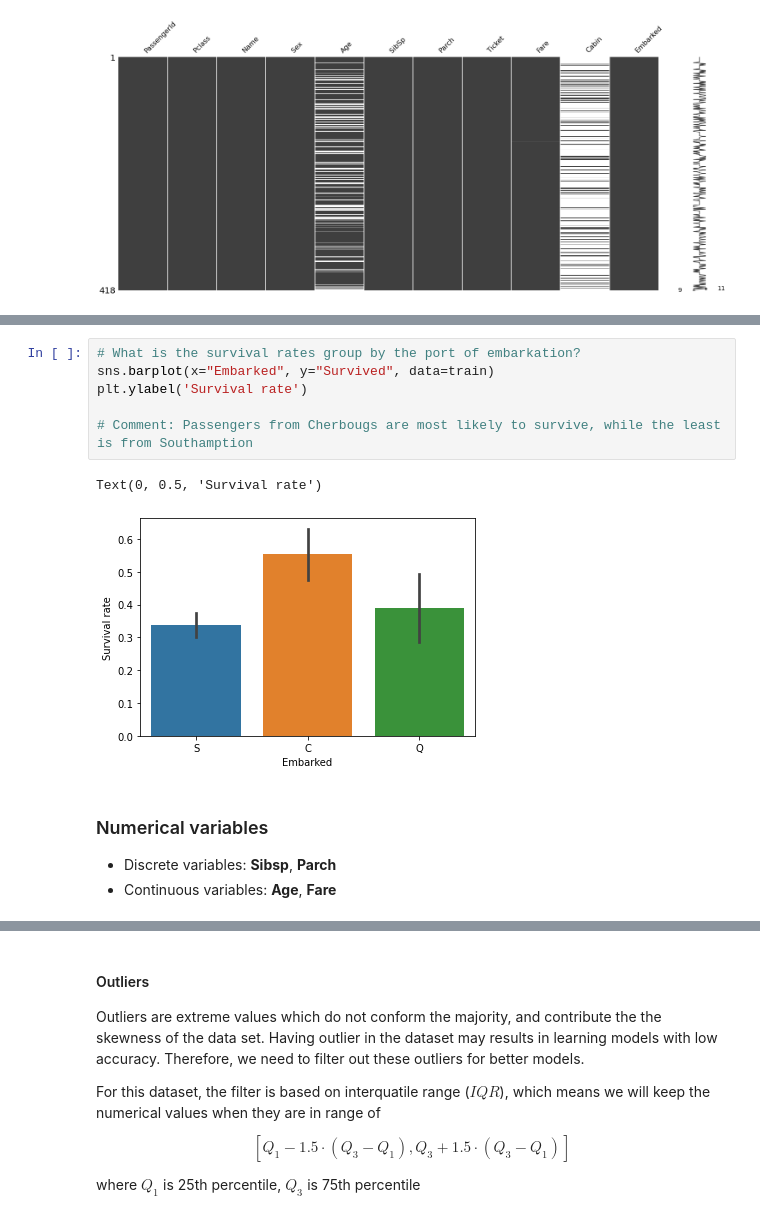
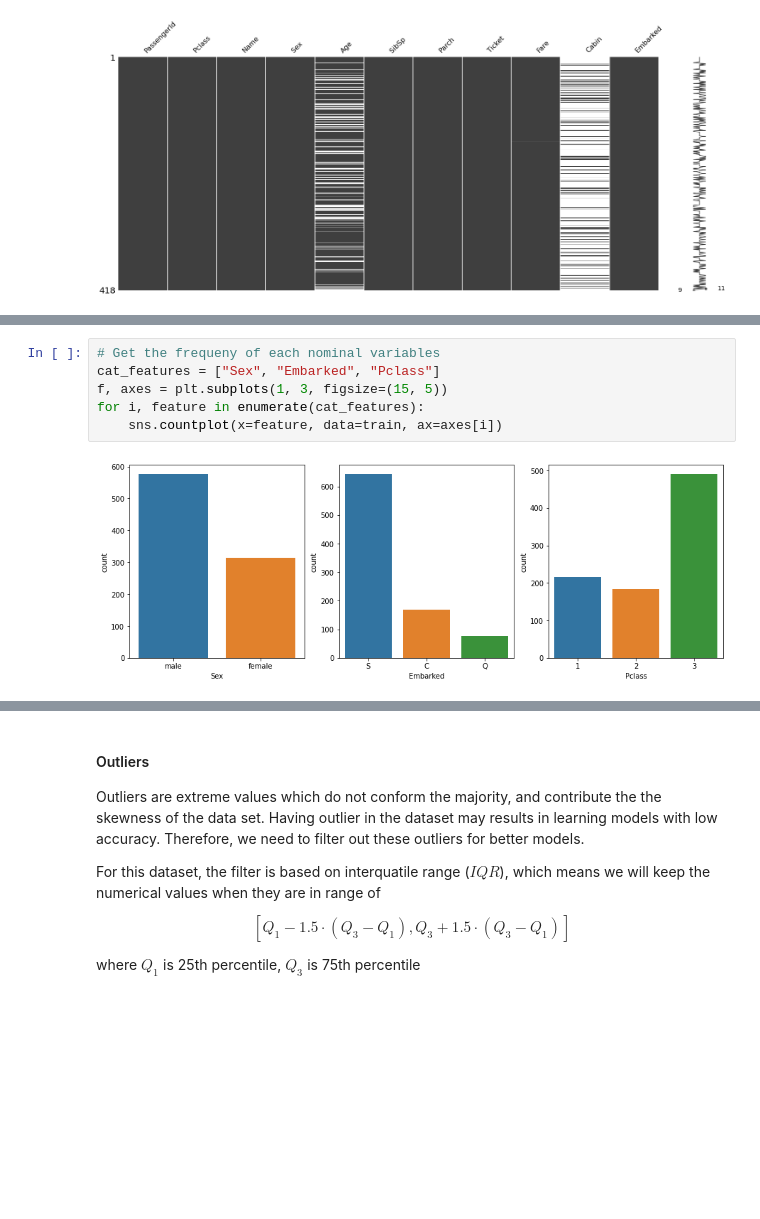
Before and after one commit to jmateo27/Titanic-Project, a Jupyter notebook: titanic.ipynb, the cells around one changed output, grey strips where cells are left out. Drawn from its saved outputs; the diff is of its cells as text; blank space fills up the shorter version.

```diff
--- a/titanic.ipynb
+++ b/titanic.ipynb
@@ -169,14 +110,8 @@ Name: Embarked, dtype: int64
-# %%
-# What is the survival rates group by the port of embarkation?
-sns.barplot(x="Embarked", y="Survived", data=train)
-plt.ylabel('Survival rate')
-
-# Comment: Passengers from Cherbougs are most likely to survive, while the least is from Southamption
-# %% [output]
-Text(0, 0.5, 'Survival rate')
-[figure, removed]
-# %% [markdown]
-### Numerical variables
-
-- Discrete variables: **Sibsp**, **Parch**
-- Continuous variables: **Age**, **Fare**
+# %%
+# Get the frequeny of each nominal variables
+cat_features = ["Sex", "Embarked", "Pclass"]
+f, axes = plt.subplots(1, 3, figsize=(15, 5))
+for i, feature in enumerate(cat_features):
+    sns.countplot(x=feature, data=train, ax=axes[i])
+# %% [output]
+[figure, added]
```
Also changed, not shown: parts of 26 cells of this notebook.
